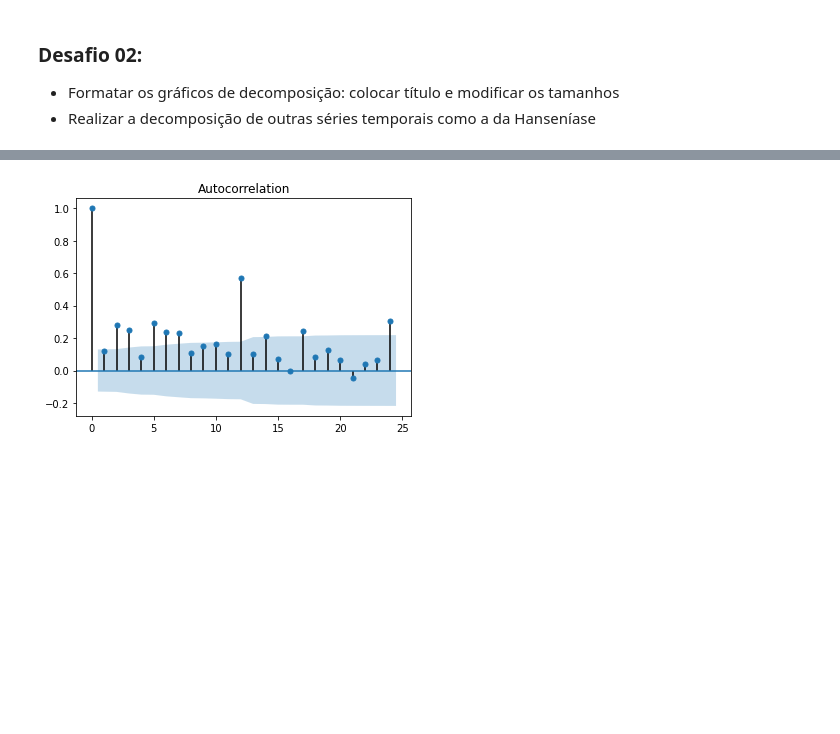
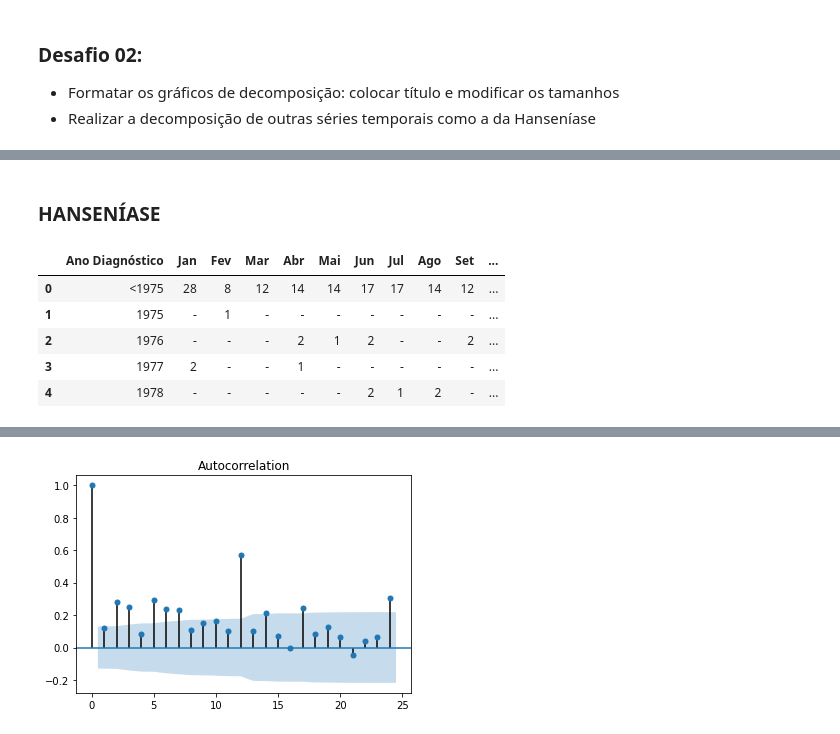
Before and after one commit to claricefiorese/bootcamp-alura-aulas, a Jupyter notebook: Módulo 4/M4 - 4. Decomposição e Autocorrelação.ipynb, the cells around one changed output, grey strips where cells are left out. Cells and saved outputs as stored; diff of their text form; code cells hidden in the pictures; blank space fills up the shorter version.

```diff
--- a/Módulo 4/M4 - 4. Decomposição e Autocorrelação.ipynb
+++ b/Módulo 4/M4 - 4. Decomposição e Autocorrelação.ipynb
@@ -351,0 +388,15 @@ decomposicao_p.plot();
+# %% [markdown]
+### HANSENÍASE
+# %%
+#Lendo a base de dados
+url = "https://raw.githubusercontent.com/claricefiorese/bootcamp_alura_aulas/main/hanseniase_ano_mes_diagnostico.csv"
+
+dados_h = pd.read_csv(url, encoding = "ISO-8859-1", sep = ";", skiprows=3, skipfooter=10, engine="python")
+dados_h.head()
+# %% [output]
+|  | Ano Diagnóstico | Jan | Fev | Mar | Abr | Mai | Jun | Jul | Ago | Set | ... |
+| 0 | <1975 | 28 | 8 | 12 | 14 | 14 | 17 | 17 | 14 | 12 | ... |
+| 1 | 1975 | - | 1 | - | - | - | - | - | - | - | ... |
+| 2 | 1976 | - | - | - | 2 | 1 | 2 | - | - | 2 | ... |
+| 3 | 1977 | 2 | - | - | 1 | - | - | - | - | - | ... |
+| 4 | 1978 | - | - | - | - | - | 2 | 1 | 2 | - | ... |
```
Also changed, not shown: parts of 21 cells of this notebook.
